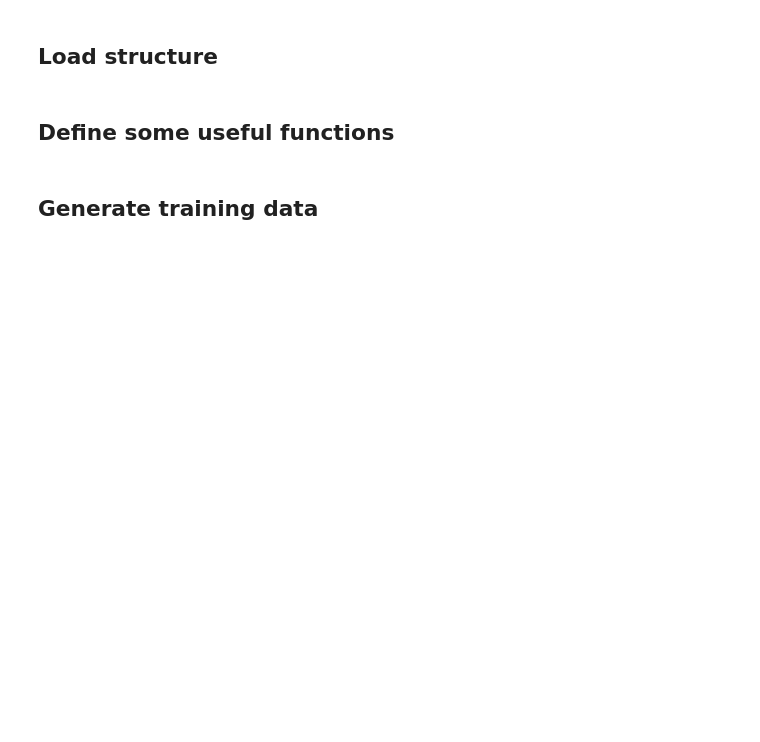
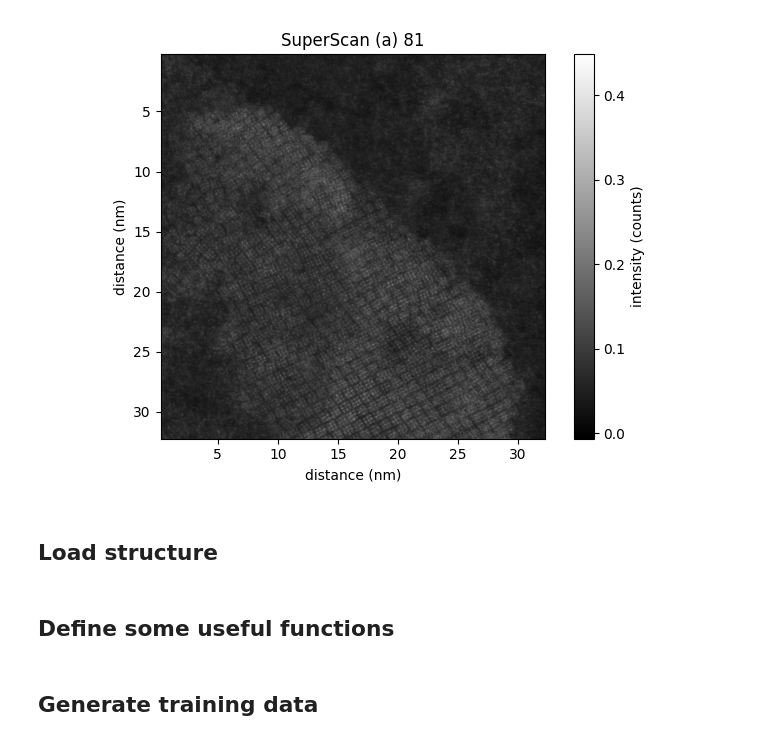
Before and after one commit to ahoust17/ZcontrastDataGen, a Jupyter notebook: Make_training_data.ipynb, the cells around one changed output. Saved outputs shown, nothing was run; the diff lists cells and outputs as text; code cells hidden in the pictures; blank space fills up the shorter version.

```diff
--- a/Make_training_data.ipynb
+++ b/Make_training_data.ipynb
@@ -18,7 +19,9 @@ dataset = ft.open_file('/Users/austin/Desktop/Projects/PdSe Paper/Nion Swift Pro
 image = dataset['Channel_000']
 #dataset['Channel_000'].original_metadata
 # %%
-view = image.plot()
+view = image.plot(cmap='gray')
+# %% [output]
+[figure, added]
 # %% [markdown]
 ## Load structure
 # %%
```
Also changed, not shown: parts of 5 cells of this notebook, 2 other files.
